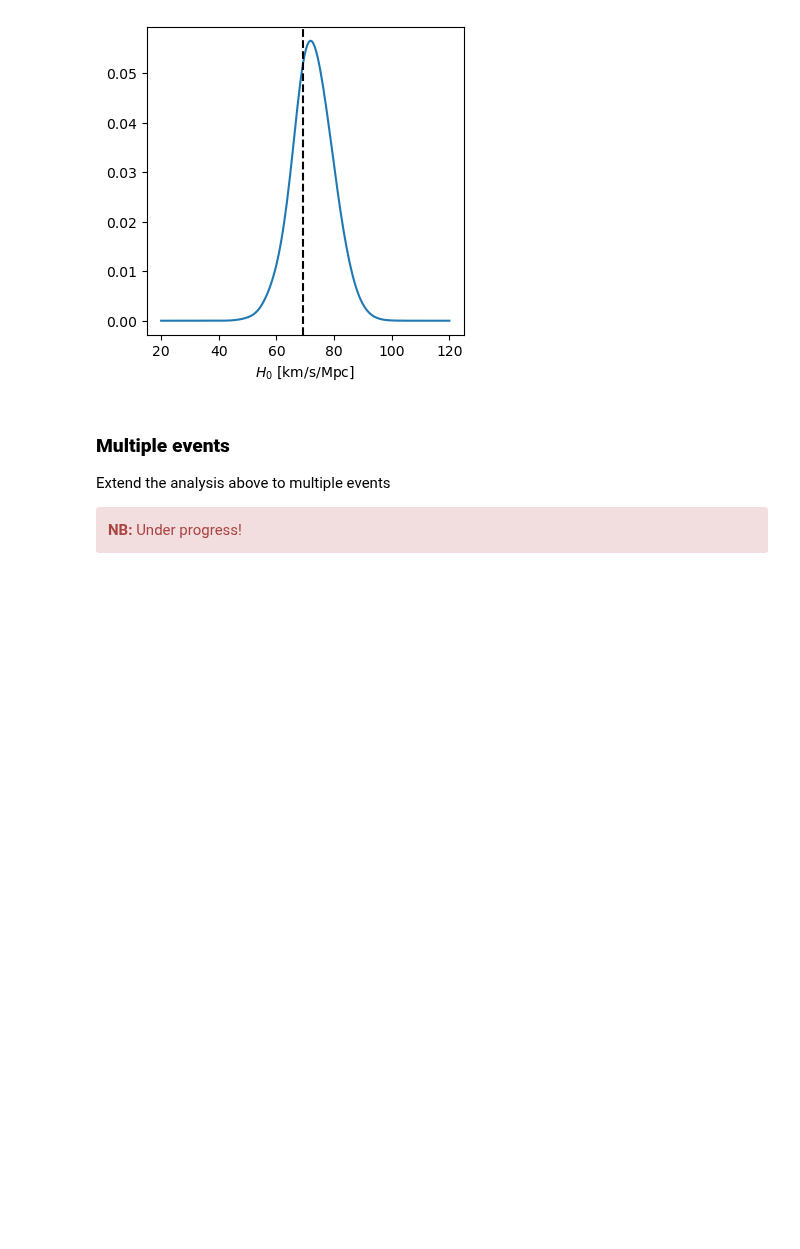
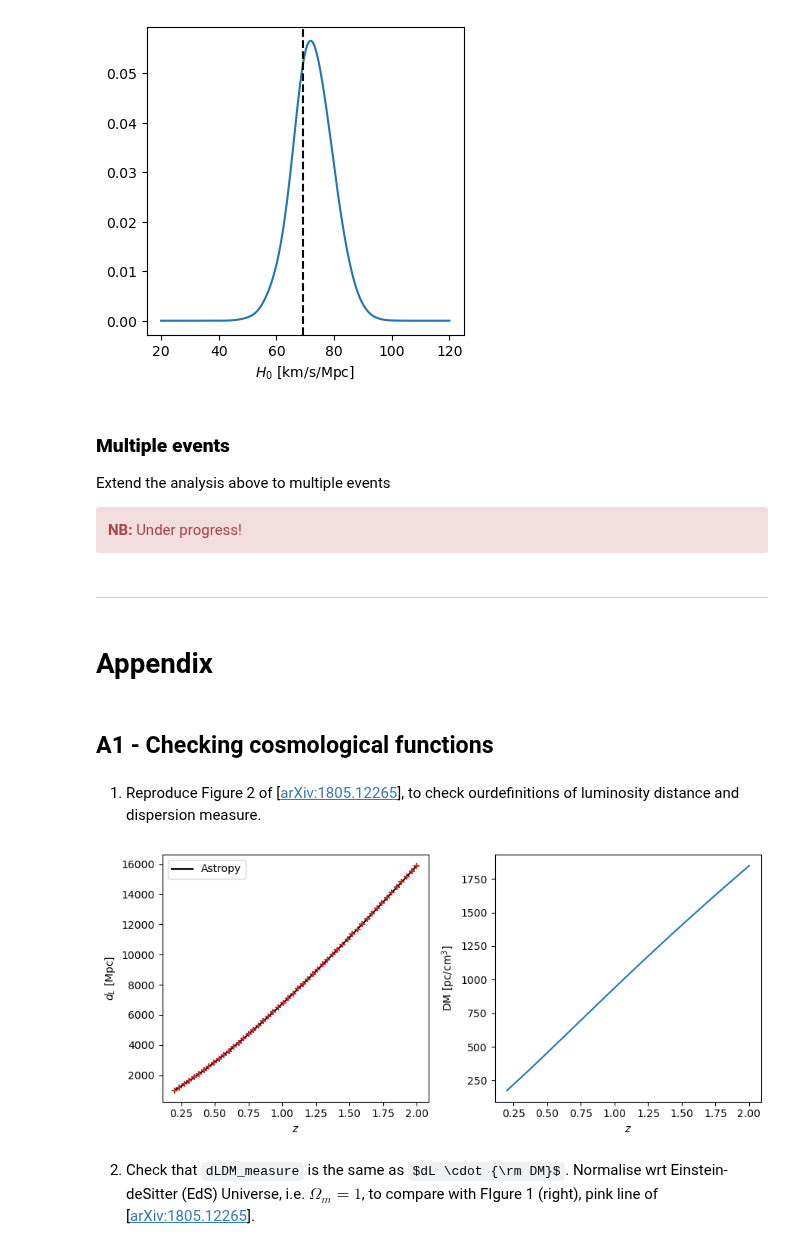
Before and after one commit to MariosNT/FRB_GW_association_cosmo, a Jupyter notebook: Notebooks/Cosmo_constraints.ipynb, the cells around one changed output. Saved outputs shown, nothing was run; the diff lists cells and outputs as text; code cells hidden in the pictures; some formulas as TeX source; blank space fills up the shorter version.

Commit message:
Update code & structure
- Update structure of data
- Created basic python scripts
- Update cosmo notebook to reproduce [arXiv:1805.12265]

```diff
--- a/Notebooks/Cosmo_constraints.ipynb
+++ b/Notebooks/Cosmo_constraints.ipynb
@@ -64,0 +191,13 @@ def dispersion_measure(z, Om, H0):
+# %%
+### Fitting Om & w
+chi_fit_2D = np.zeros_like(Om_) + Om_.size
+
+for idx_Om, Om in enumerate(Omega_m_array):
+    for idx_w, w_val in enumerate(w_array):
+        chi_square = 0
+        for idx_z, z_val in enumerate(z_obs):
+            dLDM = dLDM_measure(z_val, HUBBLE, Om, w=w_val)
+
+            chi_square += (dLDM_obs[idx_z]-dLDM)**2/s_dLDM_obs[idx_z]**2
+
+        chi_fit_2D[idx_w, idx_Om] = chi_square
@@ -153,7 +328,7 @@ chi_fit = np.array(chi_fit)
 # %%
 ### Fitting H0 & Om
 
-chi_fit_2D = np.zeros_like(H_)
+chi_fit_2D = np.zeros_like(H_) + H_.size
 
 for idx_H, H0 in enumerate(H0_array):
     for idx_Om, Om in enumerate(Omega_m_array):
@@ -378,3 +553,43 @@ DM_gaussian = np.random.normal(DM_obs_centre, sigma_DM, 1000)
 ## Fitting KDEs around the observed events
 GW_dL_kde = gaussian_kde(dL_gaussian)
 FRB_DM_kde = gaussian_kde(DM_gaussian)
+# %% [markdown]
+-----------------------
+# %% [markdown]
+# Appendix
+# %% [markdown]
+## A1 - Checking cosmological functions
+# %% [markdown]
+1. Reproduce Figure 2 of [[arXiv:1805.12265](https://arxiv.org/abs/1805.12265)], to check ourdefinitions of luminosity distance and dispersion measure.
+# %%
+z_range = np.linspace(0.2, 2.0, 50)
+
+dL_values_astropy = FlatLambdaCDM(H0=HUBBLE, Om0=OMEGA_MATTER).luminosity_distance(z_range).value
+
+dL_values = np.zeros_like(z_range)
+DM_values = np.zeros_like(z_range)
+
+for idx, z_val in enumerate(z_range):
+    dL_values[idx] = luminosity_distance(z_val, HUBBLE, OMEGA_MATTER, w=-1)
+    DM_values[idx] = dispersion_measure(z_val, HUBBLE, OMEGA_MATTER, w=-1)
+# %%
+fig = plt.figure(figsize=(9,4))
+ax1 = fig.add_subplot(121)
+ax2 = fig.add_subplot(122)
+
+ax1.plot(z_range, dL_values_astropy, ls='-', c='black', label='Astropy')
+ax1.scatter(z_range, dL_values, s=35, marker='+', c='tab:red', zorder=10)
+ax1.set_ylabel(r'$d_{L}$ [Mpc]')
+ax1.set_xlabel(r'$z$')
+ax1.legend()
+
+ax2.plot(z_range, DM_values)
+ax2.set_ylabel(r'DM [pc/cm$^3$]')
+ax2.set_xlabel(r'$z$')
+
+plt.tight_layout()
+plt.show()
+# %% [output]
+[figure, added]
+# %% [markdown]
+2. Check that `dLDM_measure` is the same as $dL \cdot {\rm DM}$. Normalise wrt Einstein-deSitter (EdS) Universe, i.e. $\Omega_m = 1$, to compare with FIgure 1 (right), pink line of [[arXiv:1805.12265](https://arxiv.org/abs/1805.12265)].
```
Also changed, not shown: parts of 26 cells of this notebook, 3 other files.
